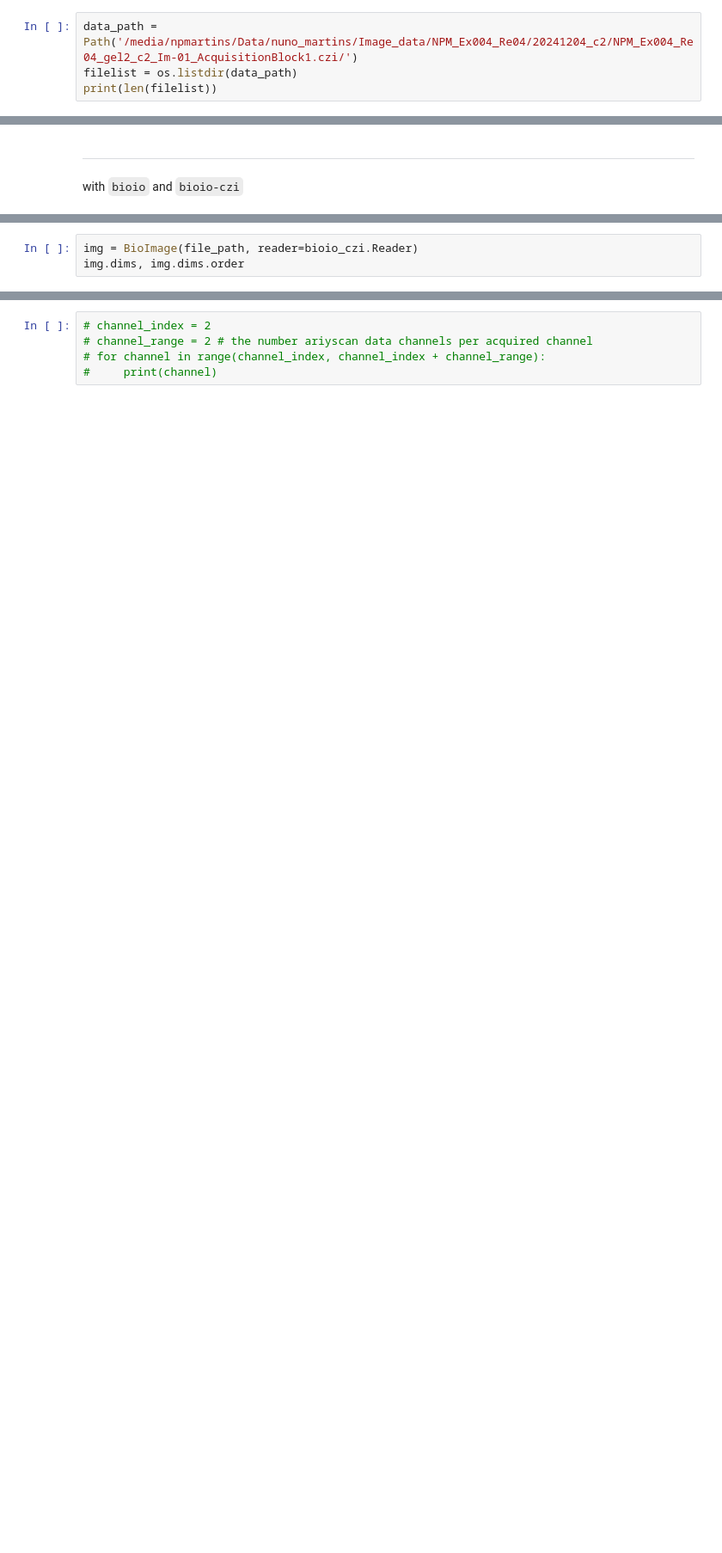
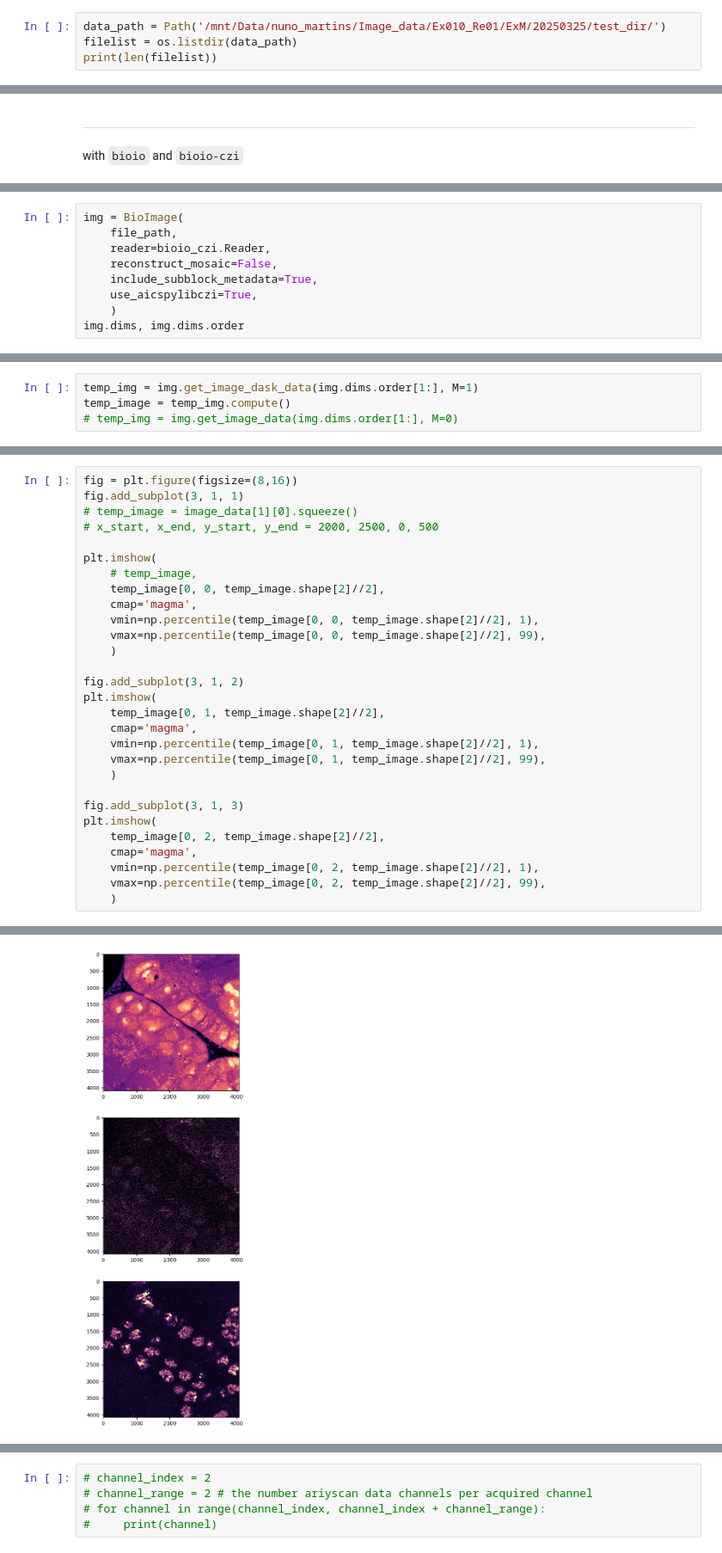
Before and after one commit to nunopimpaomartins/airyscan-czi-subsample, a Jupyter notebook: notebooks/notebook_split_airyscan_rawdata.ipynb, the cells around one changed output, grey strips where cells are left out. Shown at 86% size. Saved outputs shown, nothing was run; the diff lists cells and outputs as text; blank space fills up the shorter version.

```diff
--- a/notebooks/notebook_split_airyscan_rawdata.ipynb
+++ b/notebooks/notebook_split_airyscan_rawdata.ipynb
@@ -13,7 +19,7 @@ from matplotlib import pyplot as plt
 # %% [markdown]
 # Reading data
 # %%
-data_path = Path('/media/npmartins/Data/nuno_martins/Image_data/NPM_Ex004_Re04/20241204_c2/NPM_Ex004_Re04_gel2_c2_Im-01_AcquisitionBlock1.czi/')
+data_path = Path('/mnt/Data/nuno_martins/Image_data/Ex010_Re01/ExM/20250325/test_dir/')
 filelist = os.listdir(data_path)
 print(len(filelist))
 # %% [output]
@@ -261,3 +281,9 @@ with `bioio` and `bioio-czi`
 # %%
-img = BioImage(file_path, reader=bioio_czi.Reader)
+img = BioImage(
+    file_path,
+    reader=bioio_czi.Reader,
+    reconstruct_mosaic=False,
+    include_subblock_metadata=True,
+    use_aicspylibczi=True,
+    )
 img.dims, img.dims.order
@@ -263,0 +310,4 @@ img.dims, img.dims.order
+# %%
+temp_img = img.get_image_dask_data(img.dims.order[1:], M=1)
+temp_image = temp_img.compute()
+# temp_img = img.get_image_data(img.dims.order[1:], M=0)
@@ -263,0 +318,30 @@ img.dims, img.dims.order
+# %%
+fig = plt.figure(figsize=(8,16))
+fig.add_subplot(3, 1, 1)
+# temp_image = image_data[1][0].squeeze()
+# x_start, x_end, y_start, y_end = 2000, 2500, 0, 500
+
+plt.imshow(
+    # temp_image,
+    temp_image[0, 0, temp_image.shape[2]//2],
+    cmap='magma',
+    vmin=np.percentile(temp_image[0, 0, temp_image.shape[2]//2], 1),
+    vmax=np.percentile(temp_image[0, 0, temp_image.shape[2]//2], 99),
+    )
+
+fig.add_subplot(3, 1, 2)
+plt.imshow(
+    temp_image[0, 1, temp_image.shape[2]//2],
+    cmap='magma',
+    vmin=np.percentile(temp_image[0, 1, temp_image.shape[2]//2], 1),
+    vmax=np.percentile(temp_image[0, 1, temp_image.shape[2]//2], 99),
+    )
+
+fig.add_subplot(3, 1, 3)
+plt.imshow(
+    temp_image[0, 2, temp_image.shape[2]//2],
+    cmap='magma',
+    vmin=np.percentile(temp_image[0, 2, temp_image.shape[2]//2], 1),
+    vmax=np.percentile(temp_image[0, 2, temp_image.shape[2]//2], 99),
+    )
+# %% [output]
@@ -263,0 +349 @@ img.dims, img.dims.order
+[figure, added]
```
Also changed, not shown: parts of 22 cells of this notebook, 1 other file.
